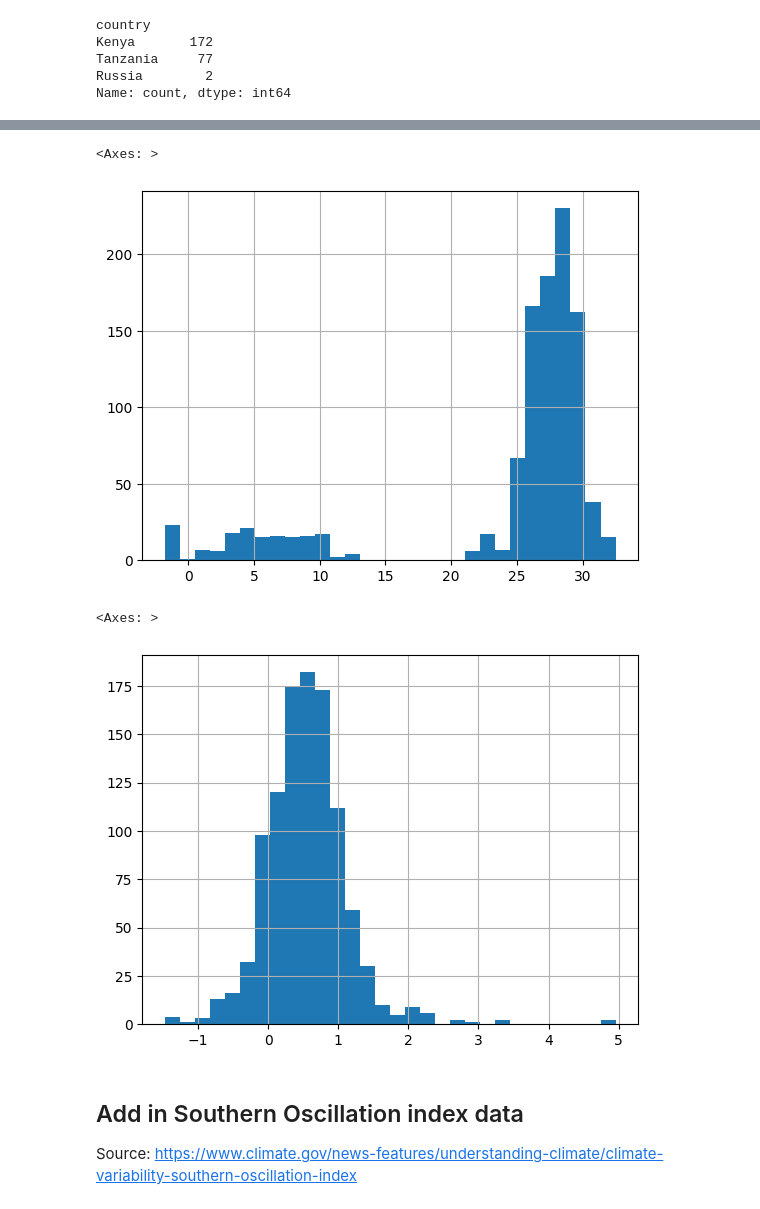
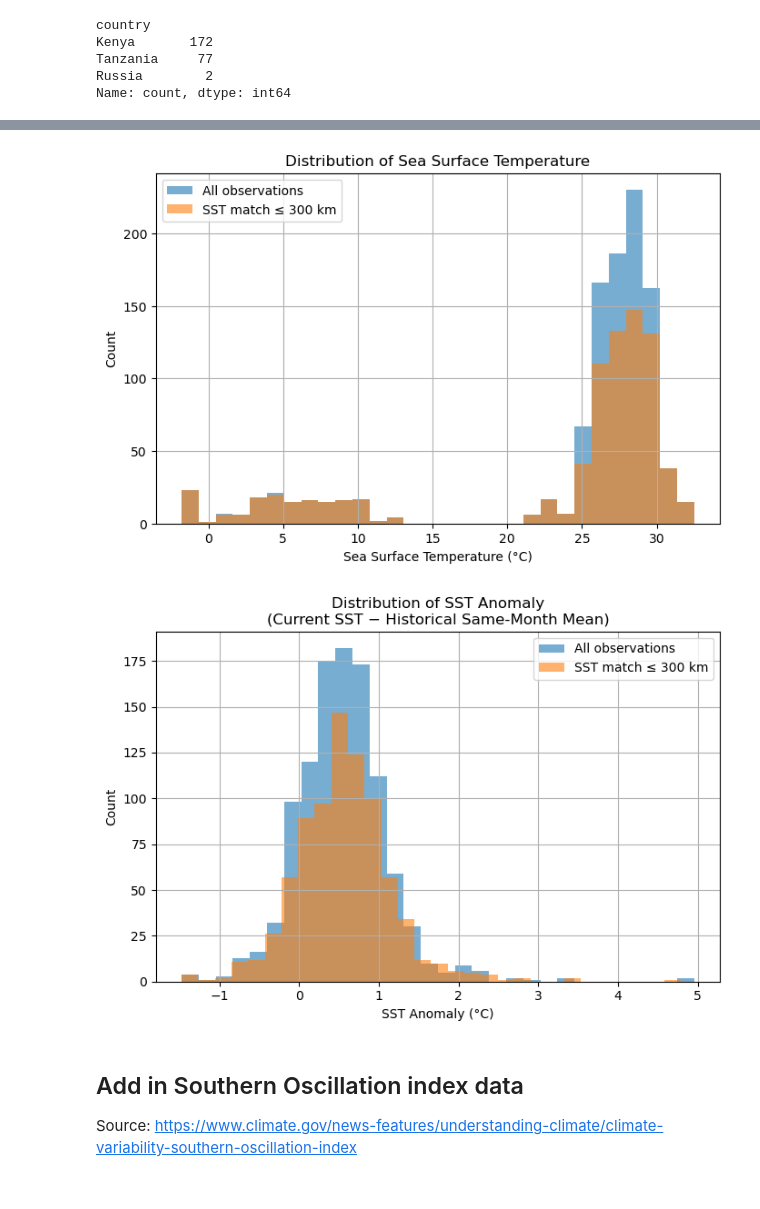
Before and after one commit to madwhe/WWF-Fisheries-Conflict-Analysis, a Jupyter notebook: NOAA_analysis/WWF_NOAA_analysis.ipynb, the cells around one changed output, grey strips where cells are left out. Drawn from its saved outputs; the diff is of its cells as text; code cells hidden in the pictures.

Commit message:
Filter for datapoints > 300 km away
Create dataframe for points > 300 km away. Add labels to EDA graphs.

```diff
--- a/NOAA_analysis/WWF_NOAA_analysis.ipynb
+++ b/NOAA_analysis/WWF_NOAA_analysis.ipynb
@@ -469,18 +489,57 @@ folder_path = "data/model"
 file_name = "WWF_SST_combined.csv"
 full_path = os.path.join(folder_path, file_name)
 df_model.to_csv(full_path, index=False)
+# %%
+# create new df with points less than 300 km away
+df_model_close = df_model[df_model["sst_distance_km"] <= 300].copy()
 # %%
 # distribution of SST
-df_model["sst_degC"].hist(bins=30)
+plt.figure(figsize=(8,5))
+
+df_model["sst_degC"].hist(
+    bins=30,
+    alpha=0.6,
+    label="All observations"
+)
+
+df_model_close["sst_degC"].hist(
+    bins=30,
+    alpha=0.6,
+    label="SST match ≤ 300 km"
+)
+
+plt.xlabel("Sea Surface Temperature (°C)")
+plt.ylabel("Count")
+plt.title("Distribution of Sea Surface Temperature")
+plt.legend()
+
+plt.show()
 # %% [output]
-<Axes: >
-[figure, old version]
+[figure, new version]
 # %%
 # inspect SST difference from historical SST
-df_model["sst_diff_same_month_degC"].hist(bins=30)
+plt.figure(figsize=(8,5))
+
+df_model["sst_diff_same_month_degC"].hist(
+    bins=30,
+    alpha=0.6,
+    label="All observations"
+)
+
+df_model_close["sst_diff_same_month_degC"].hist(
+    bins=30,
+    alpha=0.6,
+    label="SST match ≤ 300 km"
+)
+
+plt.xlabel("SST Anomaly (°C)")
+plt.ylabel("Count")
+plt.title("Distribution of SST Anomaly\n(Current SST − Historical Same-Month Mean)")
+plt.legend()
+
+plt.show()
 # %% [output]
-<Axes: >
-[figure, old version]
+[figure, new version]
 # %% [markdown]
 ## Add in Southern Oscillation index data
 Source: https://www.climate.gov/news-features/understanding-climate/climate-variability-southern-oscillation-index
```
Also changed, not shown: parts of 6 cells of this notebook.
